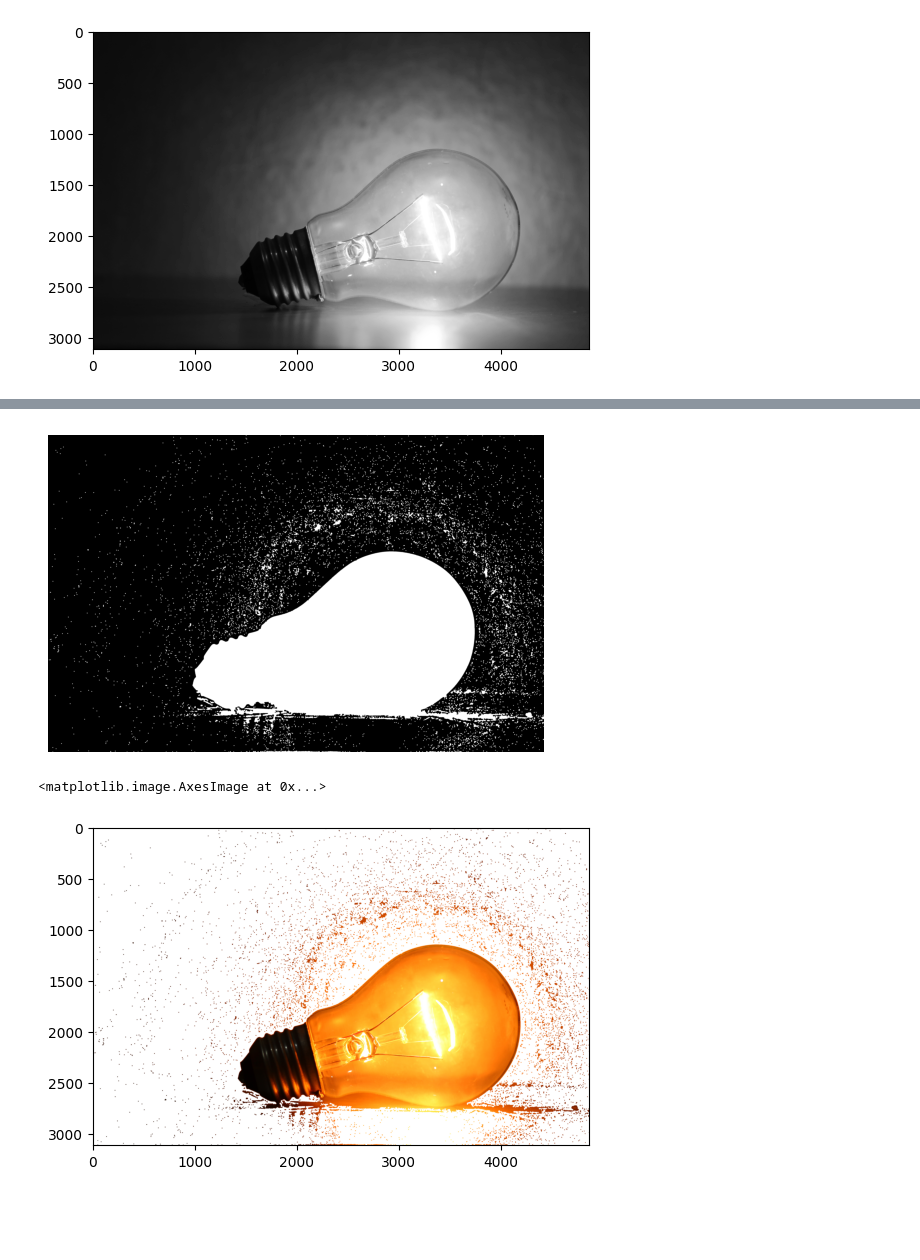
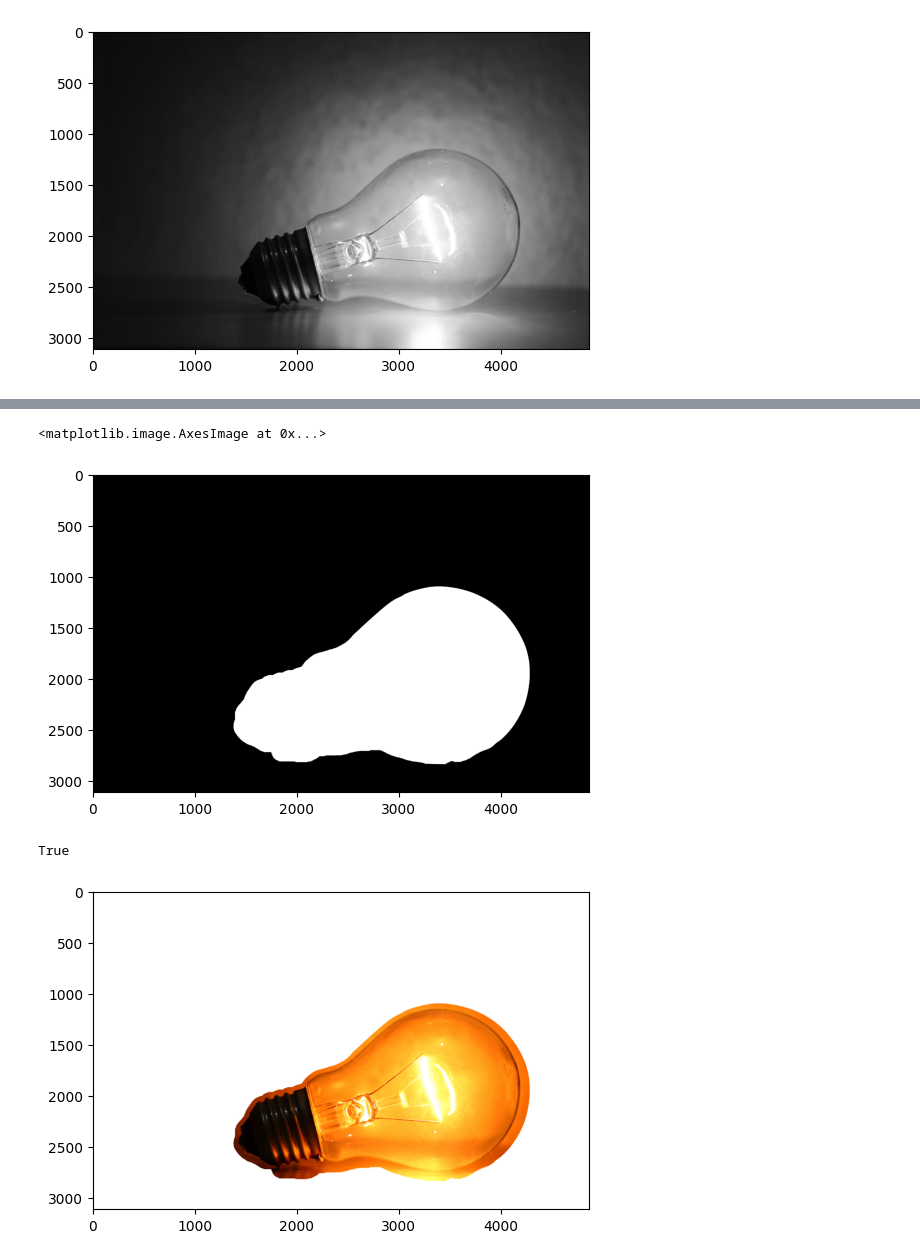
Before and after one commit to bryan2772/tira-fundo-das-imagens-videos, a Jupyter notebook: codigo/main.ipynb, the cells around one changed output, grey strips where cells are left out. Drawn from its saved outputs; the diff is of its cells as text; code cells hidden in the pictures; blank space fills up the shorter version.

```diff
--- a/codigo/main.ipynb
+++ b/codigo/main.ipynb
@@ -61,6 +64,6 @@ plt.imshow(final_image)
 # %%
 # Aplicar a limiarização adaptativa para obter uma máscara básica
-thresh = cv2.adaptiveThreshold(gray, 255, cv2.ADAPTIVE_THRESH_GAUSSIAN_C, cv2.THRESH_BINARY, 51, 3)
+thresh = cv2.adaptiveThreshold(gray, 255, cv2.ADAPTIVE_THRESH_GAUSSIAN_C, cv2.THRESH_BINARY, 171, 15)
 plt.imshow(thresh,cmap='gray')
 # %% [output]
 <matplotlib.image.AxesImage at 0x...>
@@ -75,9 +78,9 @@ plt.imshow(mask,cmap='gray')
 # %%
 
 # Remover pequenos ruídos e suavizar a máscara com operações de morfologia e desfocagem
-kernel = np.ones((5,5), np.uint8)
-mask = cv2.morphologyEx(mask, cv2.MORPH_CLOSE, kernel, iterations=3)
-mask = cv2.GaussianBlur(mask, (7, 7), 0)
+kernel = np.ones((10,10), np.uint8)
+mask = cv2.morphologyEx(mask, cv2.MORPH_CLOSE, kernel, iterations=20)
+mask = cv2.GaussianBlur(mask, (171, 171), 0)
 # %%
 
 # Identificar contornos e criar uma máscara refinada
@@ -86,7 +89,8 @@ mask_refined = np.zeros_like(mask)
 cv2.drawContours(mask_refined, contours, -1, (255), thickness=cv2.FILLED)
 plt.imshow(mask_refined, cmap='gray')
 # %% [output]
+<matplotlib.image.AxesImage at 0x...>
-[figure, old version]
+[figure, new version]
 # %%
 # Converter a máscara refinada para 3 canais para aplicá-la na imagem colorida
 mask_rgb = cv2.cvtColor(mask_refined, cv2.COLOR_GRAY2RGB)
@@ -96,14 +100,16 @@ foreground = cv2.bitwise_and(rgb, mask_rgb)
 # %%
 
 # Definir o fundo como branco ou preto
 background = np.full_like(rgb, 255)  # Fundo branco
 final_image = np.where(mask_rgb == 0, background, foreground)
-
+# Converte a imagem de BGR para RGB
+masked_img_rgb = cv2.cvtColor(final_image, cv2.COLOR_BGR2RGB)
 # Exibir o resultado
 plt.imshow(final_image)
+cv2.imwrite("lampadaadapgaussian.jpg", masked_img_rgb)
 # %% [output]
-<matplotlib.image.AxesImage at 0x...>
+True
-[figure, old version]
+[figure, new version]
 # %%
 # Carrega o modelo YOLO e aplica a segmentação na imagem
 model = YOLO("../yolov8x-seg.pt")
```
Also changed, not shown: parts of 7 cells of this notebook, 4 other files.
